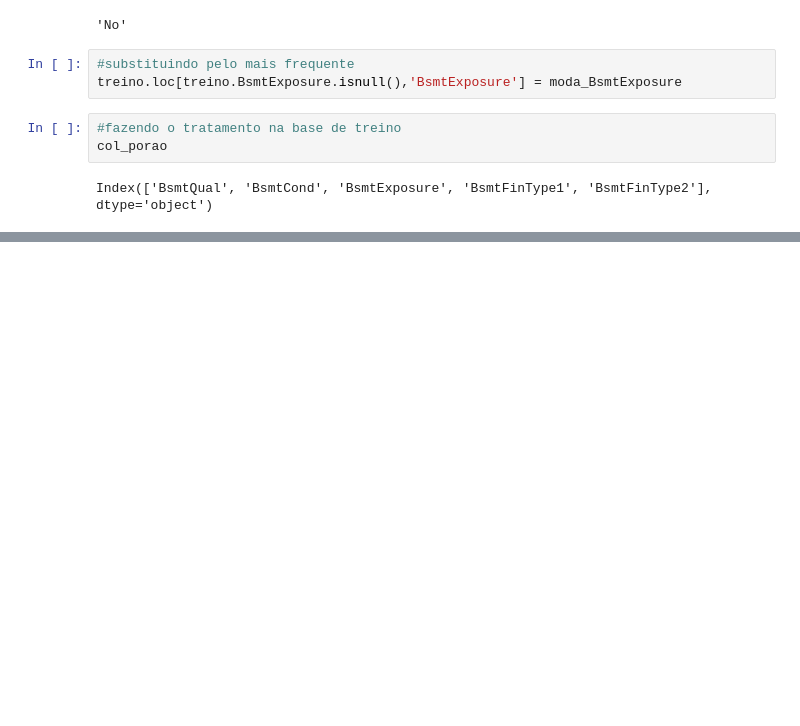
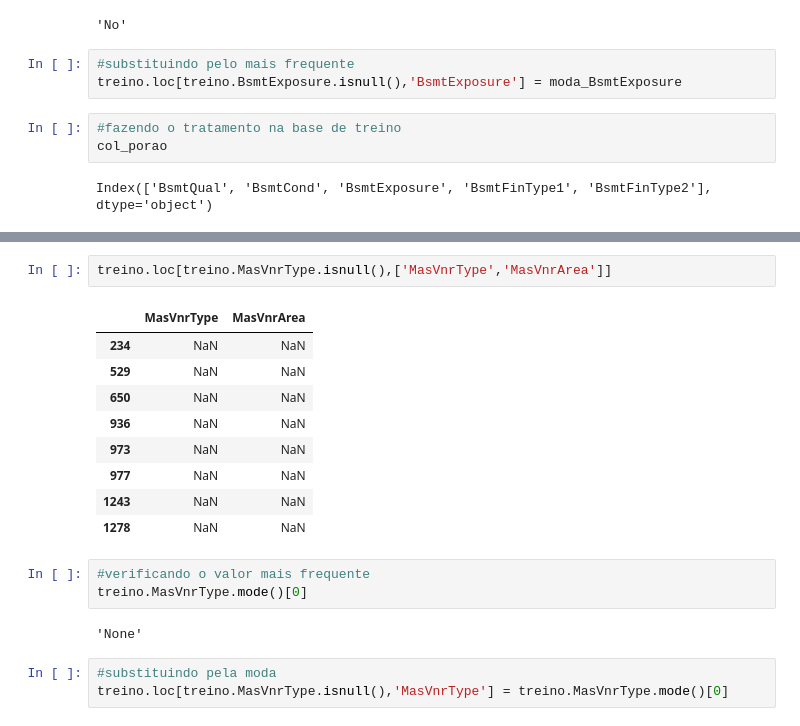
Before and after one commit to Bredariolcaroline/Data-analysis-and-data-science, a Jupyter notebook: House_Prices_Data_cleaning.ipynb, the cells around one changed output, grey strips where cells are left out. Saved outputs shown, nothing was run; the diff lists cells and outputs as text; blank space fills up the shorter version.

```diff
--- a/House_Prices_Data_cleaning.ipynb
+++ b/House_Prices_Data_cleaning.ipynb
@@ -564,0 +650,20 @@ teste.loc[(teste.BsmtQual.isnull()) & (teste.BsmtCond.notnull()),'BsmtQual'] = t
+# %%
+treino.loc[treino.MasVnrType.isnull(),['MasVnrType','MasVnrArea']]
+# %% [output]
+|  | MasVnrType | MasVnrArea |
+| 234 | NaN | NaN |
+| 529 | NaN | NaN |
+| 650 | NaN | NaN |
+| 936 | NaN | NaN |
+| 973 | NaN | NaN |
+| 977 | NaN | NaN |
+| 1243 | NaN | NaN |
+| 1278 | NaN | NaN |
+# %%
+#verificando o valor mais frequente
+treino.MasVnrType.mode()[0]
+# %% [output]
+'None'
+# %%
+#substituindo pela moda
+treino.loc[treino.MasVnrType.isnull(),'MasVnrType'] = treino.MasVnrType.mode()[0]
```
Also changed, not shown: parts of 39 cells of this notebook.
